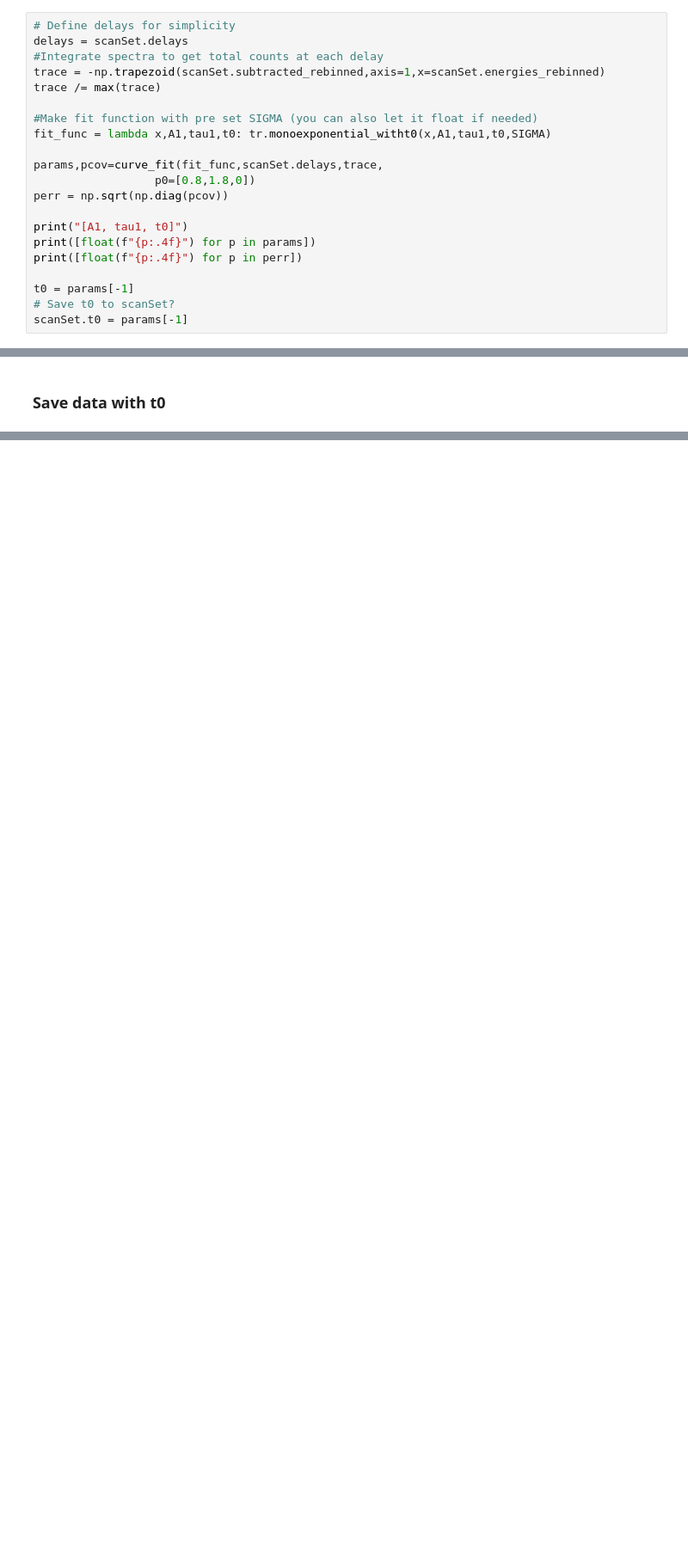
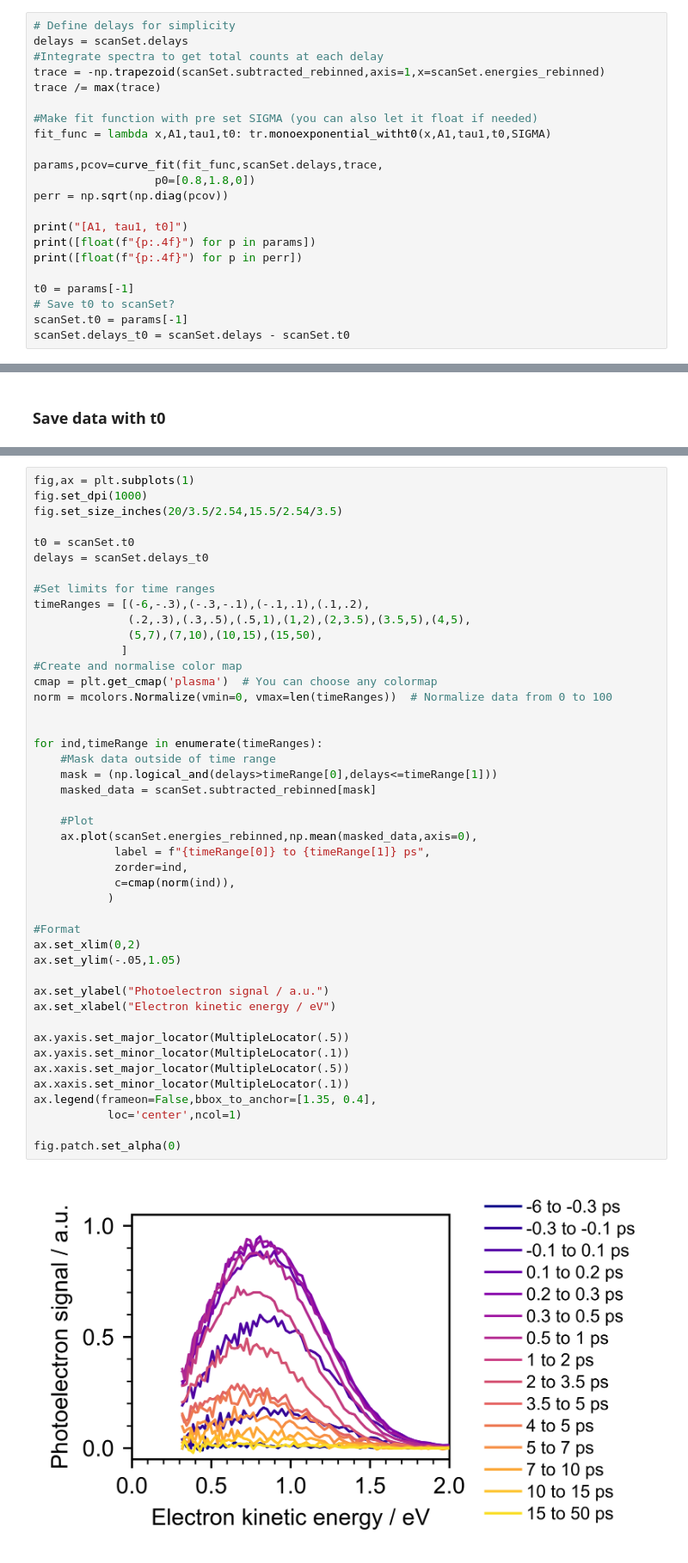
Before and after one commit to edosim/TRPESanalysis, a Jupyter notebook: TRPESanalysis.ipynb, the cells around one changed output, grey strips where cells are left out. Shown at 86% size. Saved outputs shown, nothing was run; the diff lists cells and outputs as text; blank space fills up the shorter version.

Commit message:
Add transient plot to TRPESanalysis

```diff
--- a/TRPESanalysis.ipynb
+++ b/TRPESanalysis.ipynb
@@ -320,6 +320,7 @@ print([float(f"{p:.4f}") for p in perr])
 t0 = params[-1]
 # Save t0 to scanSet?
 scanSet.t0 = params[-1]
+scanSet.delays_t0 = scanSet.delays - scanSet.t0
 # %% [output]
 [A1, tau1, t0]
 [1.1131, 2.8306, -0.196]
@@ -478,0 +482,47 @@ np.savetxt(savepath+"SubtractedSpectra.csv",save_arr,delimiter=',', fmt = "%.10e
+# %%
+fig,ax = plt.subplots(1)
+fig.set_dpi(1000)
+fig.set_size_inches(20/3.5/2.54,15.5/2.54/3.5)
+
+t0 = scanSet.t0
+delays = scanSet.delays_t0
+
+#Set limits for time ranges
+timeRanges = [(-6,-.3),(-.3,-.1),(-.1,.1),(.1,.2),
+              (.2,.3),(.3,.5),(.5,1),(1,2),(2,3.5),(3.5,5),(4,5),
+              (5,7),(7,10),(10,15),(15,50),
+             ]
+#Create and normalise color map
+cmap = plt.get_cmap('plasma')  # You can choose any colormap
+norm = mcolors.Normalize(vmin=0, vmax=len(timeRanges))  # Normalize data from 0 to 100
+
+
+for ind,timeRange in enumerate(timeRanges):
+    #Mask data outside of time range
+    mask = (np.logical_and(delays>timeRange[0],delays<=timeRange[1]))
+    masked_data = scanSet.subtracted_rebinned[mask]
+
+    #Plot
+    ax.plot(scanSet.energies_rebinned,np.mean(masked_data,axis=0),
+            label = f"{timeRange[0]} to {timeRange[1]} ps",
+            zorder=ind,
+            c=cmap(norm(ind)),
+           )
+
+#Format
+ax.set_xlim(0,2)
+ax.set_ylim(-.05,1.05)
+
+ax.set_ylabel("Photoelectron signal / a.u.")
+ax.set_xlabel("Electron kinetic energy / eV")
+
+ax.yaxis.set_major_locator(MultipleLocator(.5))
+ax.yaxis.set_minor_locator(MultipleLocator(.1))
+ax.xaxis.set_major_locator(MultipleLocator(.5))
+ax.xaxis.set_minor_locator(MultipleLocator(.1))
+ax.legend(frameon=False,bbox_to_anchor=[1.35, 0.4],
+           loc='center',ncol=1)
+
+fig.patch.set_alpha(0)
+# %% [output]
+[figure, added]
```
Also changed, not shown: parts of 2 cells of this notebook.
